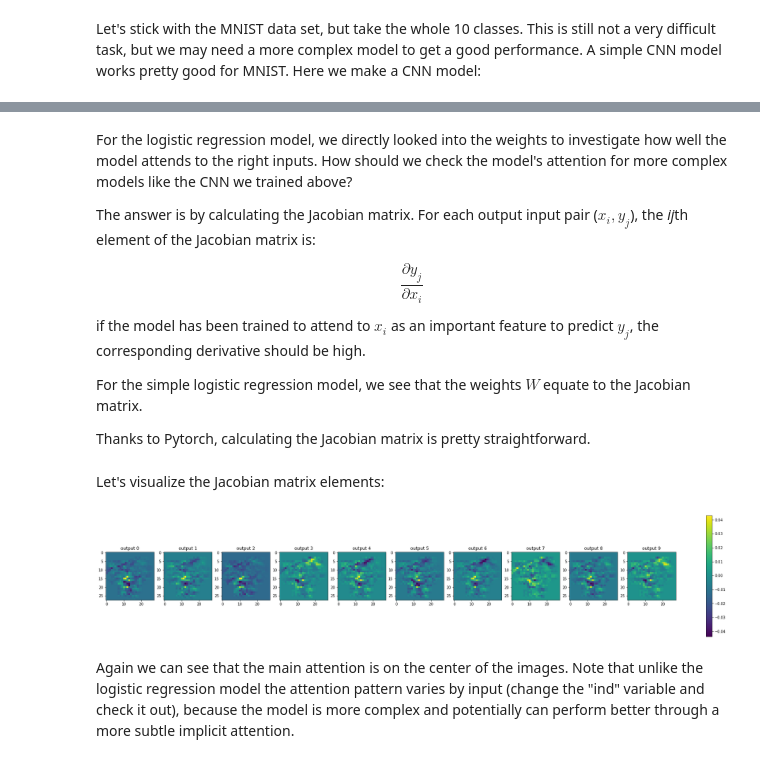
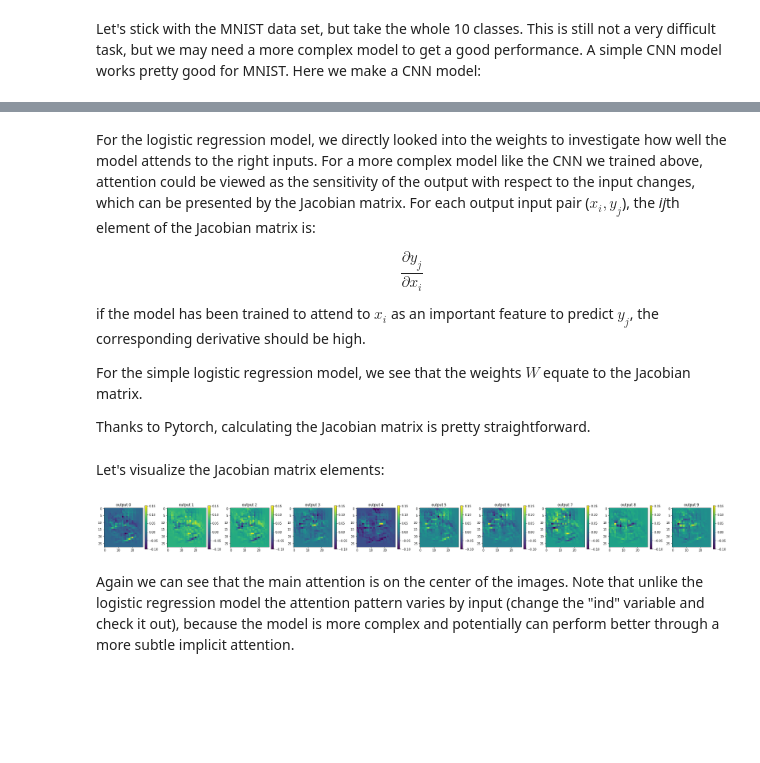
Before and after one commit to bezhvin/Self-attention-Mechanism, a Jupyter notebook: ImplicitAttention.ipynb, the cells around one changed output, grey strips where cells are left out. Drawn from its saved outputs; the diff is of its cells as text; code cells hidden in the pictures; blank space fills up the shorter version.

```diff
--- a/ImplicitAttention.ipynb
+++ b/ImplicitAttention.ipynb
@@ -172,0 +65,7 @@ _ = fig.colorbar(im,ax=ax.ravel().tolist(), fraction=0.02)
+# %%
+weights = list(lm.get_parameters())[0]
+fig, ax = plt.subplots(1,2)
+for output in range(0,2):
+    im = ax[output].imshow(torch.reshape(weights.data[output],(28,28)))
+    _ = fig.colorbar(im,ax=ax[output], fraction=0.05)
+plt.tight_layout()
@@ -181,4 +82,6 @@ Here the model is simple, but the task also is not very difficult; if the task i
 Let's stick with the MNIST data set, but take the whole 10 classes. This is still not a very difficult task, but we may need a more complex model to get a good performance. A simple CNN model works pretty good for MNIST. Here we make a CNN model:
 # %%
 num_classes= 10
-train_loader = DataLoader(train_set, batch_size=64, shuffle=True)
+mnist_data = mnist.MNIST(flatten=False)
+
+train_loader = DataLoader(mnist_data.train_set, batch_size=64, shuffle=True)
@@ -213,4 +88,4 @@ class NNet(nn.Module):
 # %%
-network = NNet(num_classes)
-optimizer = optim.Adagrad(network.parameters(), lr=0.1, weight_decay=1e-10)
+cnn_classifier = cnn.CNNClassifier(num_classes)
+optimizer = optim.Adagrad(cnn_classifier.parameters(), lr=0.1, weight_decay=1e-10)
 criterion = torch.nn.CrossEntropyLoss()
@@ -243,7 +107,5 @@ epoch 5: loss = 0.22282220423221588
 # %% [markdown]
-For the logistic regression model, we directly looked into the weights to investigate how well the model attends to the right inputs. How should we check the model's attention for more complex models like the CNN we trained above?
-
-The answer is by calculating the Jacobian matrix. For each output input pair ($x_i, y_j$), the *ij*th element of the Jacobian matrix is:
+For the logistic regression model, we directly looked into the weights to investigate how well the model attends to the right inputs. For a more complex model like the CNN we trained above, attention could be viewed as the sensitivity of the output with respect to the input changes, which can be presented by the Jacobian matrix. For each output input pair ($x_i, y_j$), the *ij*th element of the Jacobian matrix is:
 
 $$
 \frac{\partial y_j}{\partial x_i}
@@ -255,17 +117,18 @@ For the simple logistic regression model, we see that the weights $W$ equate to
 
 Thanks to Pytorch, calculating the Jacobian matrix is pretty straightforward.
 # %%
-ind=1 ## choosing an input image (arbitrarily)
-Jacobian_mat = torch.autograd.functional.jacobian(network, X[[ind]]).view(10,28,28)
+image = next(iter(train_loader))[0][0:1] ## choosing an image (arbitrarily)
+Jacobian_matrix = torch.autograd.functional.jacobian(cnn_classifier, image).view(10,28,28)
 # %% [markdown]
 Let's visualize the Jacobian matrix elements:
 # %%
 fig, ax = plt.subplots(1,num_classes, figsize=(30,30))
 for i in range(num_classes):
-    ax[i].imshow(Jacobian_mat[i])
+    ax[i].imshow(Jacobian_matrix[i])
     ax[i].set_title(f'output {i}')
-_ = plt.colorbar(im,ax=ax.ravel().tolist(), fraction=0.01)
+    _ = fig.colorbar(im,ax=ax[i], fraction=0.05)
+plt.tight_layout()
 # %% [output]
-[figure, old version]
+[figure, new version]
 # %% [markdown]
 Again we can see that the main attention is on the center of the images. Note that unlike the logistic regression model the attention pattern varies by input (change the "ind" variable and check it out), because the model is more complex and potentially can perform better through a more subtle implicit attention.
```
Also changed, not shown: parts of 28 cells of this notebook.
